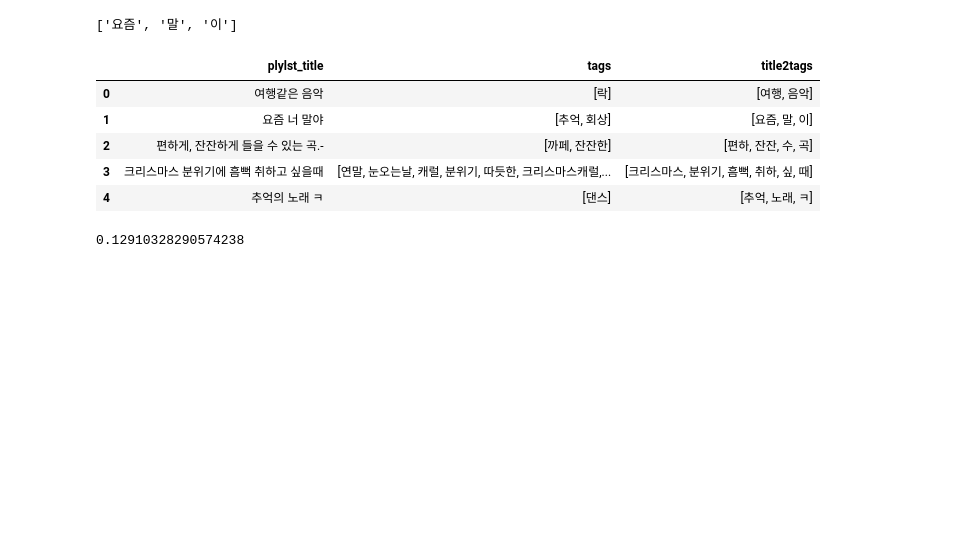
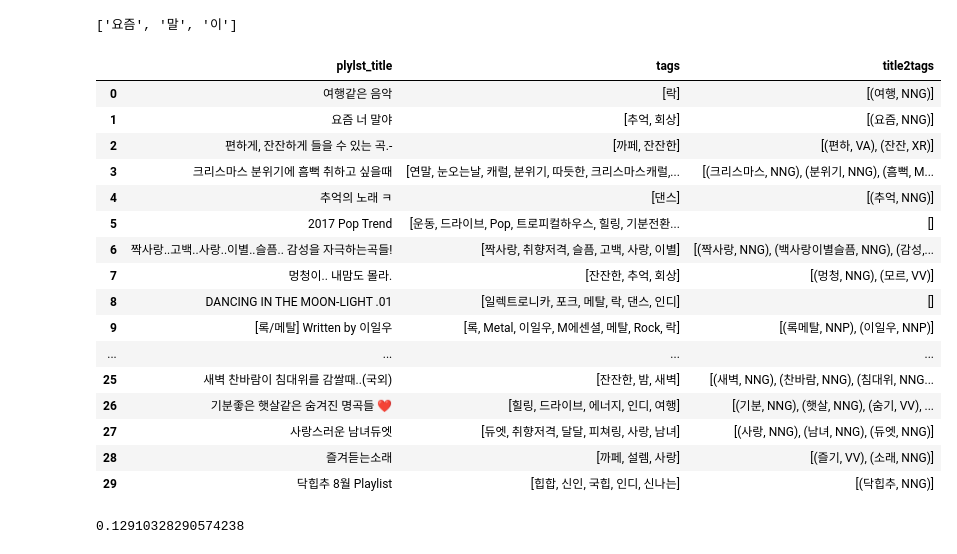
Before and after one commit to heehehe/kakao_arena_melon, a Jupyter notebook: src/ipynb/modeling_v2+v4_noSong+noBoth_byTitle.ipynb, the cells around one changed output. Drawn from its saved outputs; the diff is of its cells as text; code cells hidden in the pictures; blank space fills up the shorter version.

```diff
--- a/src/ipynb/modeling_v2+v4_noSong+noBoth_byTitle.ipynb
+++ b/src/ipynb/modeling_v2+v4_noSong+noBoth_byTitle.ipynb
@@ -255,9 +269,11 @@ def do_khaiii_col(data):
             for word in api.analyze(d):
                 for w in word.morphs:
                     # if w.tag in ['NNG','NNP','SL','XR']:
-                    if (len(w.lex) > 1 or w.tag not in ['ETM','ETN','XSA','JX','VV','VA']) \
+                    # if (len(w.lex) > 1 or w.tag not in ['ETM','ETN','JX','VV','VA','VCP']) \
+                    if len(w.lex) > 1\
                        and w.tag not in ['NP','JKS','JKC','JKG','JKO','JKB','JKV','JKQ','JX','JC',\
-                                         'EP','EF','EC','SF','SP','SS','SE','SO']:
+                                         'EP','EF','EC','SF','SP','SS','SE','SO','XSA']\
+                       and w.lex not in ['ㅋ','노래','음악','곡','월']:
                         list_add.append((w.lex, w.tag))
         except:
             pass # 비어있는 경우
@@ -275,16 +290,27 @@ title_khaiii2[1]
 # %% [output]
 ['요즘', '말', '이']
 # %%
-train['title2tags'] = title_khaiii2
+train['title2tags'] = title_khaiii
 # %%
-train[['plylst_title','tags','title2tags']].head()
+train[['plylst_title','tags','title2tags']].head(30)
 # %% [output]
 |  | plylst_title | tags | title2tags |
-| 0 | 여행같은 음악 | [락] | [여행, 음악] |
-| 1 | 요즘 너 말야 | [추억, 회상] | [요즘, 말, 이] |
-| 2 | 편하게, 잔잔하게 들을 수 있는 곡.- | [까페, 잔잔한] | [편하, 잔잔, 수, 곡] |
-| 3 | 크리스마스 분위기에 흠뻑 취하고 싶을때 | [연말, 눈오는날, 캐럴, 분위기, 따듯한, 크리스마스캐럴,... | [크리스마스, 분위기, 흠뻑, 취하, 싶, 때] |
-| 4 | 추억의 노래 ㅋ | [댄스] | [추억, 노래, ㅋ] |
+| 0 | 여행같은 음악 | [락] | [(여행, NNG)] |
+| 1 | 요즘 너 말야 | [추억, 회상] | [(요즘, NNG)] |
+| 2 | 편하게, 잔잔하게 들을 수 있는 곡.- | [까페, 잔잔한] | [(편하, VA), (잔잔, XR)] |
+| 3 | 크리스마스 분위기에 흠뻑 취하고 싶을때 | [연말, 눈오는날, 캐럴, 분위기, 따듯한, 크리스마스캐럴,... | [(크리스마스, NNG), (분위기, NNG), (흠뻑, M... |
+| 4 | 추억의 노래 ㅋ | [댄스] | [(추억, NNG)] |
+| 5 | 2017 Pop Trend | [운동, 드라이브, Pop, 트로피컬하우스, 힐링, 기분전환... | [] |
+| 6 | 짝사랑..고백..사랑..이별..슬픔.. 감성을 자극하는곡들! | [짝사랑, 취향저격, 슬픔, 고백, 사랑, 이별] | [(짝사랑, NNG), (백사랑이별슬픔, NNG), (감성,... |
+| 7 | 멍청이.. 내맘도 몰라. | [잔잔한, 추억, 회상] | [(멍청, NNG), (모르, VV)] |
+| 8 | DANCING IN THE MOON-LIGHT .01 | [일렉트로니카, 포크, 메탈, 락, 댄스, 인디] | [] |
+| 9 | [록/메탈] Written by 이일우 | [록, Metal, 이일우, M에센셜, 메탈, Rock, 락] | [(록메탈, NNP), (이일우, NNP)] |
+| ... | ... | ... | ... |
+| 25 | 새벽 찬바람이 침대위를 감쌀때..(국외) | [잔잔한, 밤, 새벽] | [(새벽, NNG), (찬바람, NNG), (침대위, NNG... |
+| 26 | 기분좋은 햇살같은 숨겨진 명곡들 ❤ | [힐링, 드라이브, 에너지, 인디, 여행] | [(기분, NNG), (햇살, NNG), (숨기, VV), ... |
+| 27 | 사랑스러운 남녀듀엣 | [듀엣, 취향저격, 달달, 피쳐링, 사랑, 남녀] | [(사랑, NNG), (남녀, NNG), (듀엣, NNG)] |
+| 28 | 즐겨듣는소래 | [까페, 설렘, 사랑] | [(즐기, VV), (소래, NNG)] |
+| 29 | 닥힙추 8월 Playlist | [힙합, 신인, 국힙, 인디, 신나는] | [(닥힙추, NNG)] |
 # %%
 sum_of_intersect = 0
 for i in tqdm(train.index):
```
Also changed, not shown: parts of 3 cells of this notebook.
